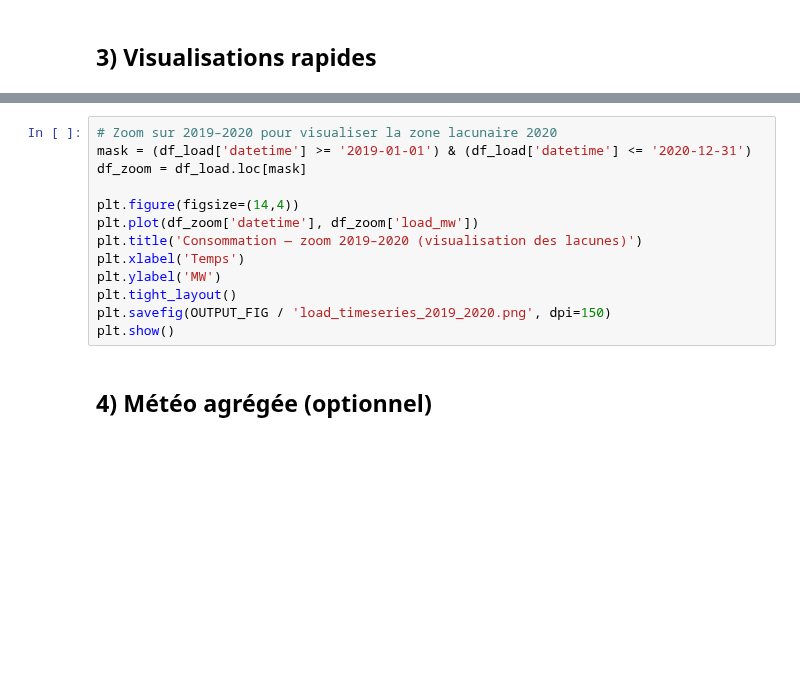
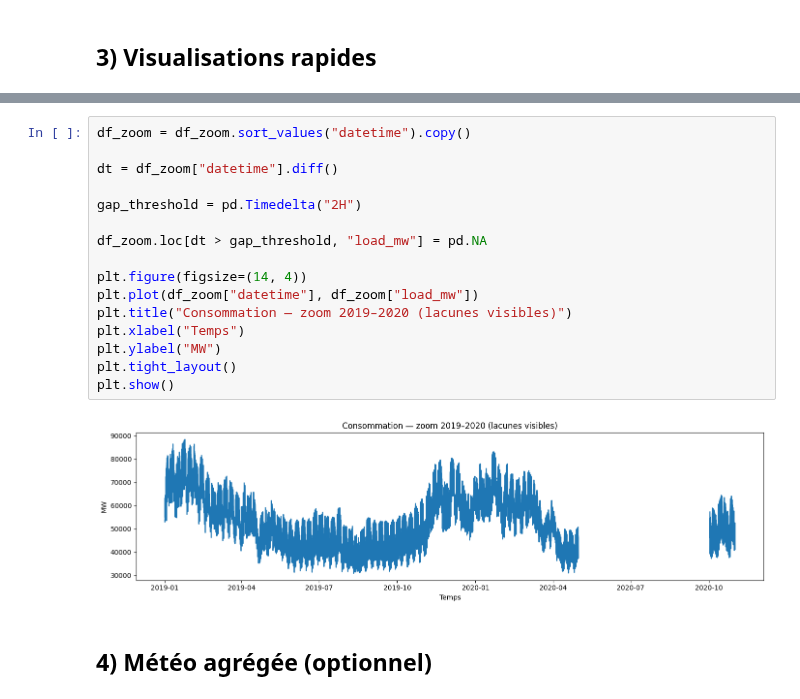
Before and after one commit to quentinbenchetrit/france-grid-stress-prediction, a Jupyter notebook: notebooks/01_exploration_clean.ipynb, the cells around one changed output, grey strips where cells are left out. Saved outputs shown, nothing was run; the diff lists cells and outputs as text; blank space fills up the shorter version.

Commit message:
Plot des Nan dans le notebook explo

```diff
--- a/notebooks/01_exploration_clean.ipynb
+++ b/notebooks/01_exploration_clean.ipynb
@@ -64,16 +127,21 @@ plt.show()
 # %%
-# Zoom sur 2019–2020 pour visualiser la zone lacunaire 2020
-mask = (df_load['datetime'] >= '2019-01-01') & (df_load['datetime'] <= '2020-12-31')
-df_zoom = df_load.loc[mask]
+df_zoom = df_zoom.sort_values("datetime").copy()
 
-plt.figure(figsize=(14,4))
-plt.plot(df_zoom['datetime'], df_zoom['load_mw'])
-plt.title('Consommation — zoom 2019–2020 (visualisation des lacunes)')
-plt.xlabel('Temps')
-plt.ylabel('MW')
+dt = df_zoom["datetime"].diff()
+
+gap_threshold = pd.Timedelta("2H")
+
+df_zoom.loc[dt > gap_threshold, "load_mw"] = pd.NA
+
+plt.figure(figsize=(14, 4))
+plt.plot(df_zoom["datetime"], df_zoom["load_mw"])
+plt.title("Consommation — zoom 2019–2020 (lacunes visibles)")
+plt.xlabel("Temps")
+plt.ylabel("MW")
 plt.tight_layout()
-plt.savefig(OUTPUT_FIG / 'load_timeseries_2019_2020.png', dpi=150)
 plt.show()
+# %% [output]
+[figure, added]
 # %% [markdown]
 ## 4) Météo agrégée (optionnel)
 # %%
```
Also changed, not shown: parts of 11 cells of this notebook, 2 other files.
